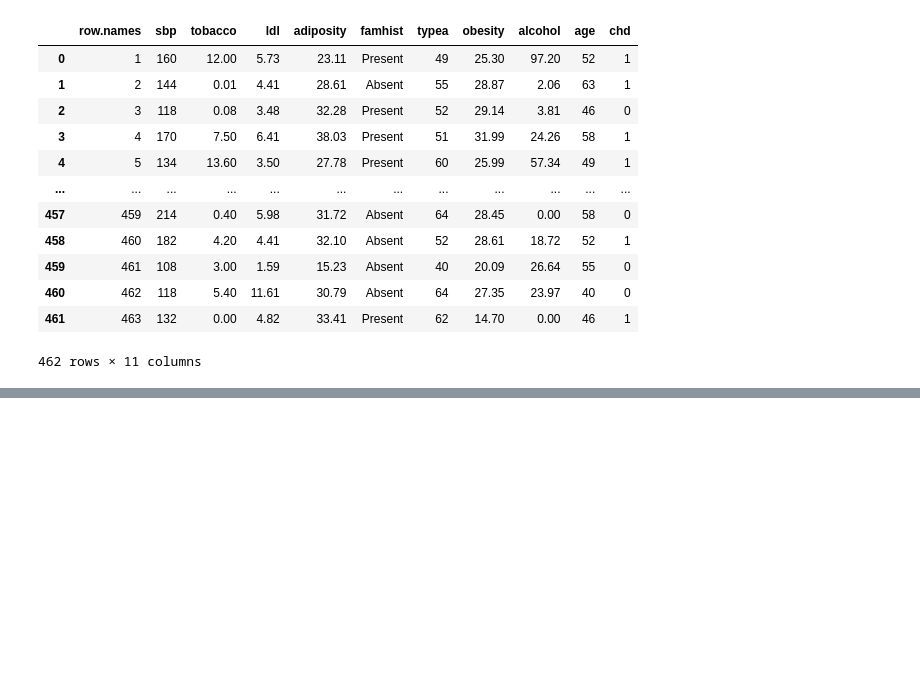
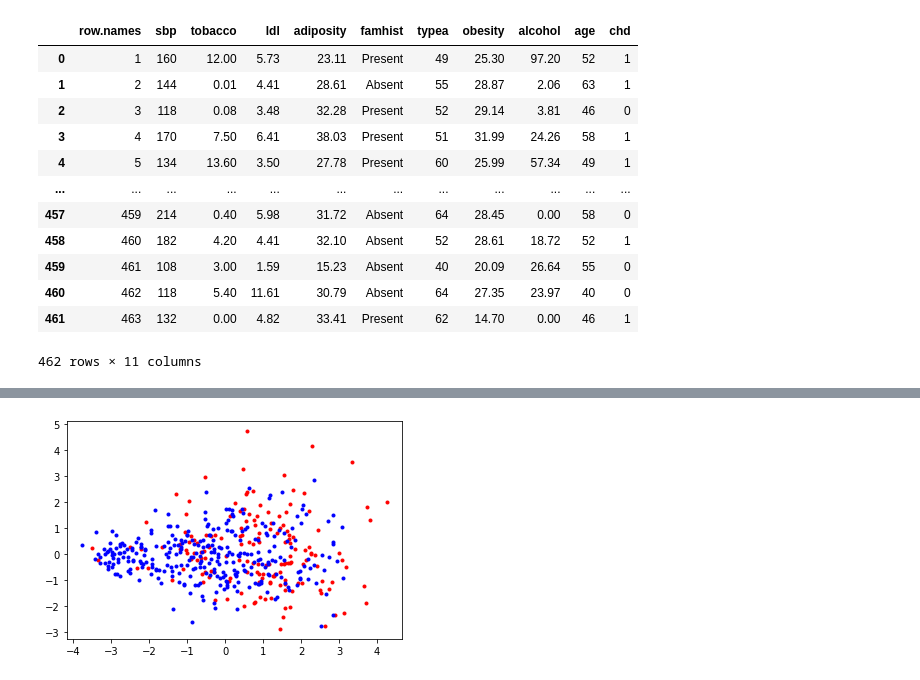
Before and after one commit to jozgu/SourhtAfricaHealthProject, a Jupyter notebook: assignment1.ipynb, the cells around one changed output, grey strips where cells are left out. Saved outputs shown, nothing was run; the diff lists cells and outputs as text; code cells hidden in the pictures; blank space fills up the shorter version.

```diff
--- a/assignment1.ipynb
+++ b/assignment1.ipynb
@@ -28,0 +42,17 @@ plt.show()
+# %%
+disease_data = list()
+healthy_data = list()
+for i in range(len(file['chd'])):
+    if file['chd'][i] == 1:
+        disease_data.append(pcsT[i])
+    else:
+        healthy_data.append(pcsT[i])
+
+pcs_disease = [pc for pc in np.array(disease_data).T]
+pcs_healthy = [pc for pc in np.array(healthy_data).T]
+# %%
+plt.plot(pcs_disease[0], pcs_disease[1],'r.')
+plt.plot(pcs_healthy[0], pcs_healthy[1],'b.')
+plt.show()
+# %% [output]
+[figure, added]
```
Also changed, not shown: parts of 4 cells of this notebook.
